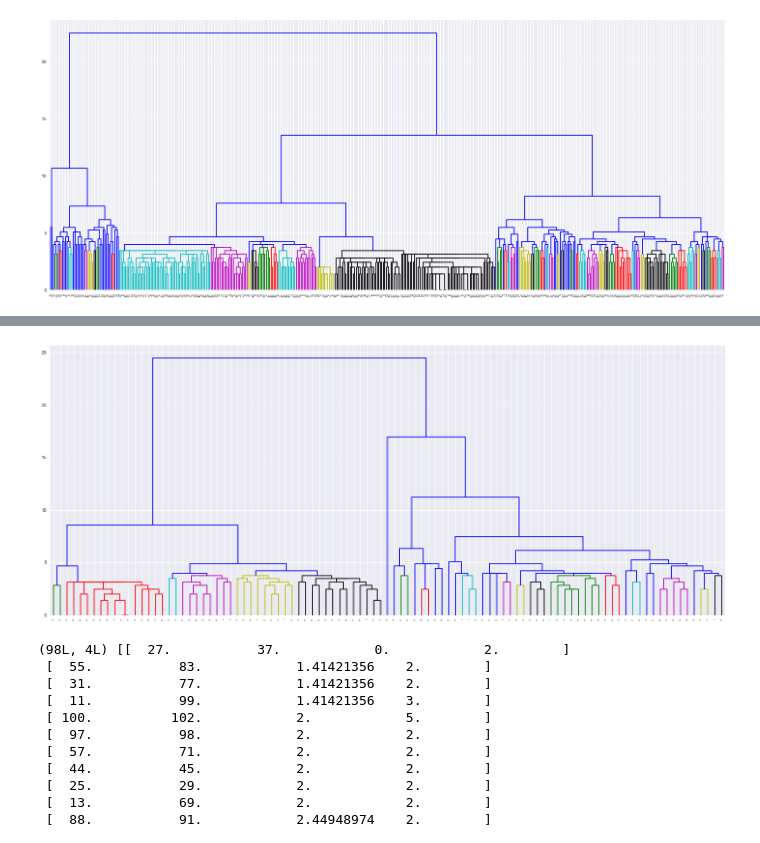
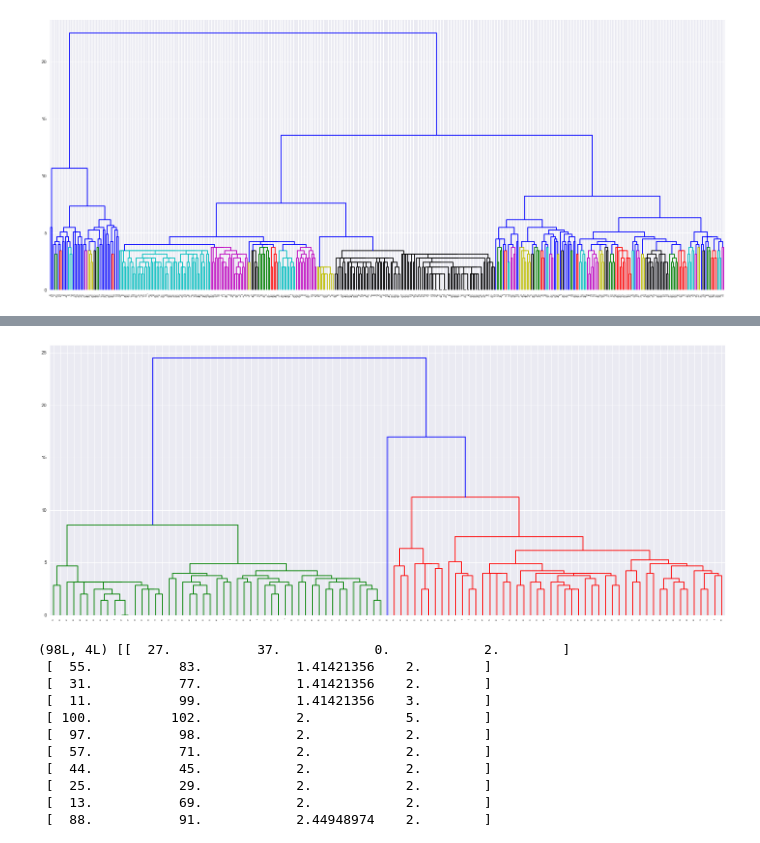
Before and after one commit to benlawson/spring-2015-homeworks, a Jupyter notebook: submissions/Homework-4/4.Food-recipes.ipynb, the cells around one changed output, grey strips where cells are left out. Cells and saved outputs as stored; diff of their text form; code cells hidden in the pictures.

```diff
--- a/submissions/Homework-4/4.Food-recipes.ipynb
+++ b/submissions/Homework-4/4.Food-recipes.ipynb
@@ -111,9 +109,9 @@ print df.head(5)
 #1's represent that that ingriedent is in the recipe
 #a '0' column was used to accommedate NaN's
 regions = df.region #save regions for later use
-df.drop(['region'],axis=1, inplace=True) #drop the region column because we will try to predict this later
+copy = df.drop(['region'],axis=1, inplace=False) #drop the region column because we will try to predict this later
 binary = pd.DataFrame()
-for column in df.columns:
+for column in copy.columns:
     dummy = pd.get_dummies(df[column])
     binary = binary.add(dummy, fill_value=0)
 binary.drop([0],axis=1, inplace=True) #drop the column stating that ingriedent is not including in recipe
@@ -204,12 +223,12 @@ for region in regions:
 # %%
 X = japanese
 Z = hr.linkage(X, method='complete', metric='euclidean')
 #let's see what this look like (code from lecture notes)
 fig = plt.figure(figsize=(25,10))
-T = hr.dendrogram(Z,color_threshold=4, leaf_font_size=4)
+T = hr.dendrogram(Z,color_threshold=15, leaf_font_size=4)
 fig.show()
 # %% [output]
-[figure, old version]
+[figure, new version]
 # %%
 print Z.shape, Z
 #use this to indentify individual clusters. Check for entries with the 3rd entry (threshold value)
```
Also changed, not shown: parts of 26 cells of this notebook.
